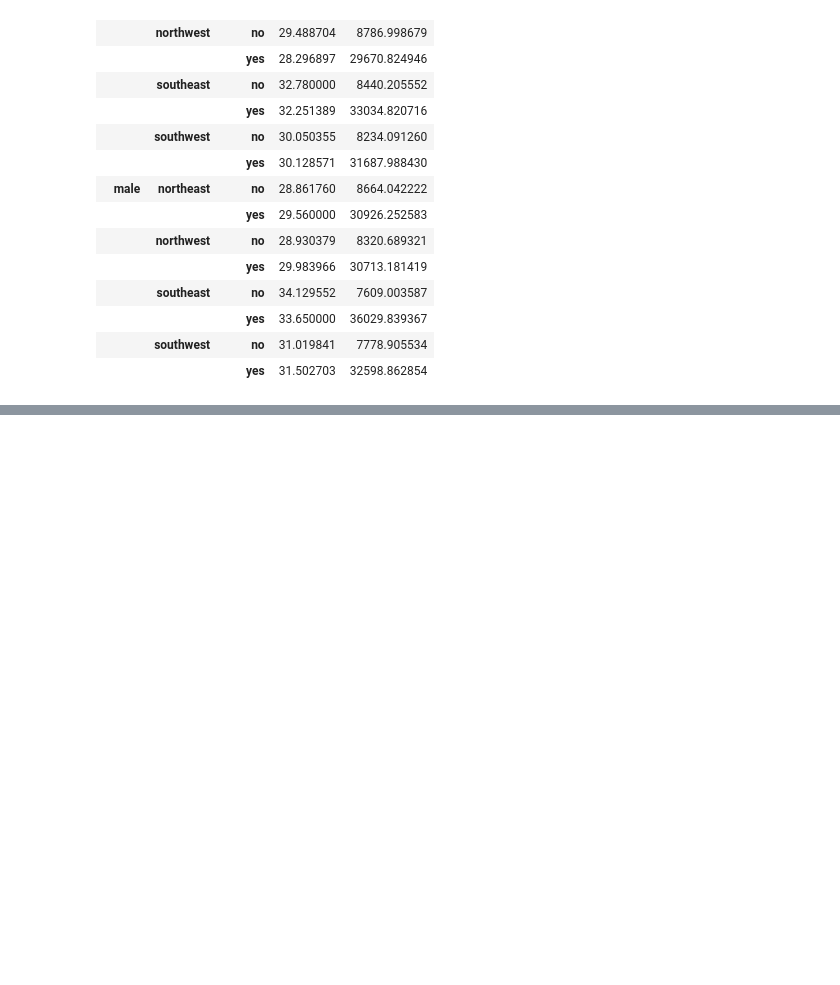
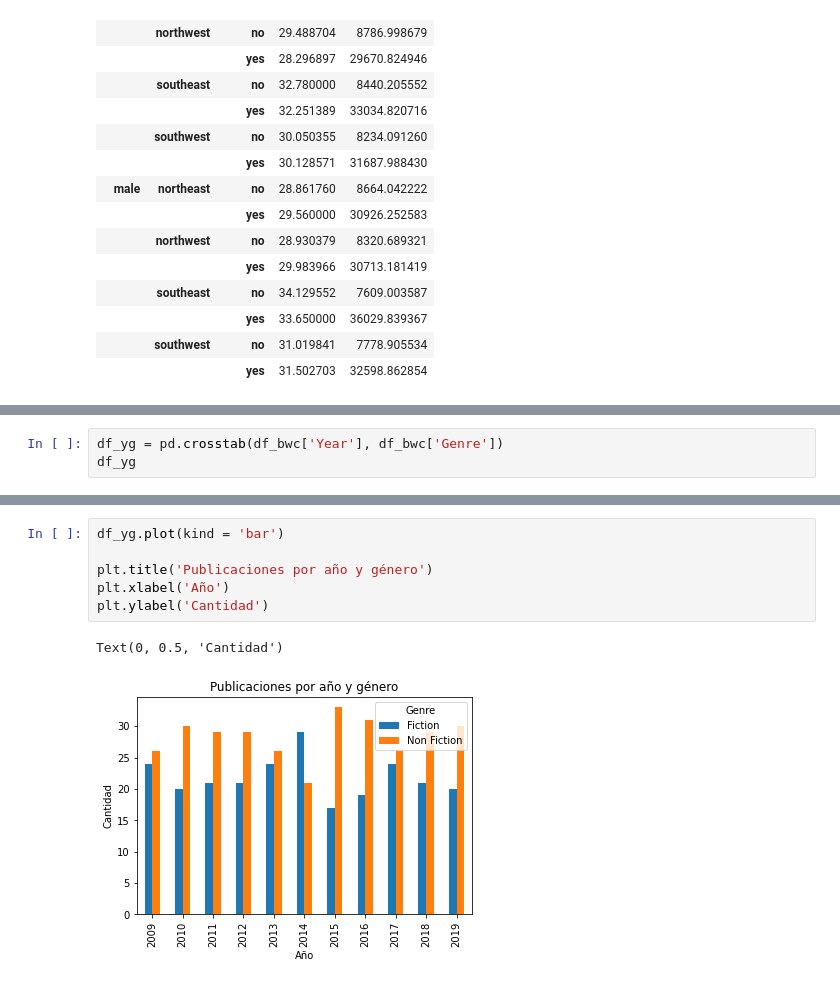
Before and after one commit to karencl/SemanaTec, a Jupyter notebook: Repo_SemanaTec.ipynb, the cells around one changed output, grey strips where cells are left out. Cells and saved outputs as stored; diff of their text form; blank space fills up the shorter version.

```diff
--- a/Repo_SemanaTec.ipynb
+++ b/Repo_SemanaTec.ipynb
@@ -356,0 +415,3 @@ df_insurance.groupby(['sex', 'region', 'smoker']).mean()[['bmi', 'charges']]
+# %%
+df_yg = pd.crosstab(df_bwc['Year'], df_bwc['Genre'])
+df_yg
@@ -356,0 +432,9 @@ df_insurance.groupby(['sex', 'region', 'smoker']).mean()[['bmi', 'charges']]
+# %%
+df_yg.plot(kind = 'bar')
+
+plt.title('Publicaciones por año y género')
+plt.xlabel('Año')
+plt.ylabel('Cantidad')
+# %% [output]
+Text(0, 0.5, 'Cantidad')
+[figure, added]
```
Also changed, not shown: parts of 27 cells of this notebook, 1 other file.
